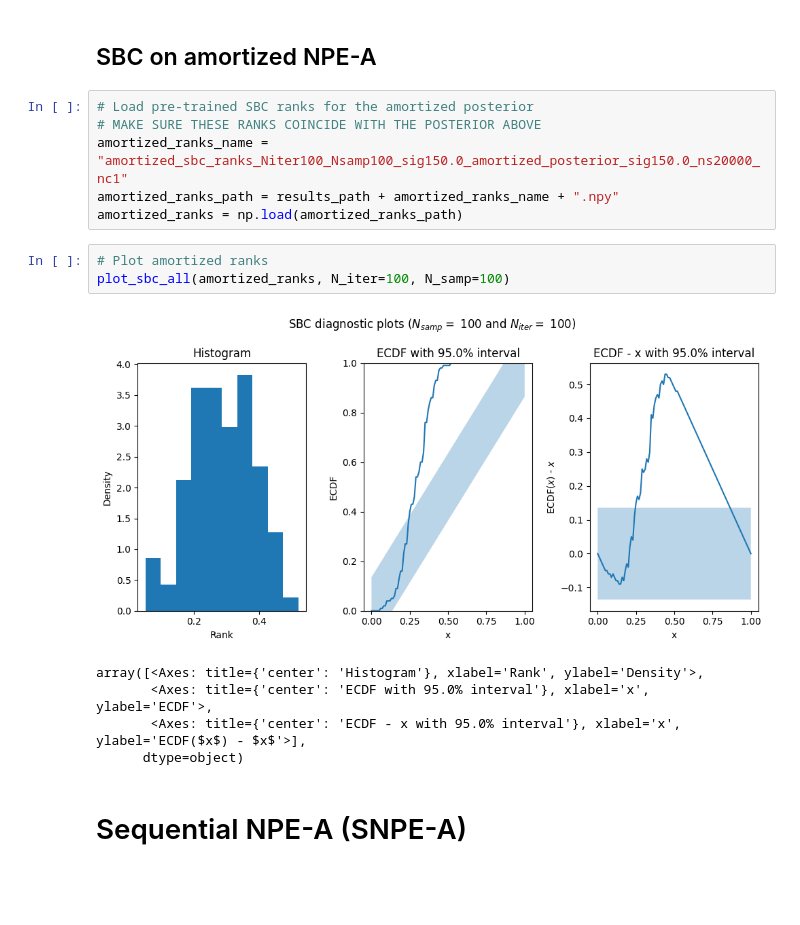
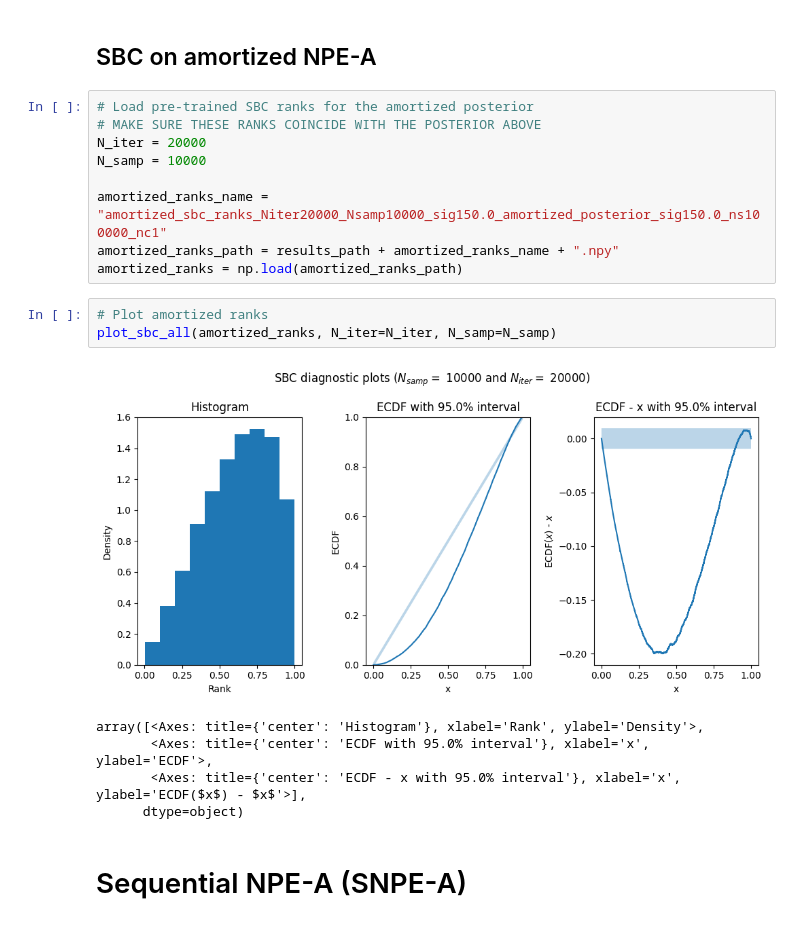
Before and after one commit to kaisamaroo/SBC-SBI, a Jupyter notebook: notebooks/toy_examples/norm_norm_diffuse_1d/npe_a.ipynb, the cells around one changed output. Cells and saved outputs as stored; diff of their text form; blank space fills up the shorter version.

```diff
--- a/notebooks/toy_examples/norm_norm_diffuse_1d/npe_a.ipynb
+++ b/notebooks/toy_examples/norm_norm_diffuse_1d/npe_a.ipynb
@@ -75,14 +75,17 @@ plot_approximate_posterior_quantiles_diff_against_x(x_range, quantiles, sigma, t
 # %%
 # Load pre-trained SBC ranks for the amortized posterior
 # MAKE SURE THESE RANKS COINCIDE WITH THE POSTERIOR ABOVE
-amortized_ranks_name = "amortized_sbc_ranks_Niter100_Nsamp100_sig150.0_amortized_posterior_sig150.0_ns20000_nc1"
+N_iter = 20000
+N_samp = 10000
+
+amortized_ranks_name = "amortized_sbc_ranks_Niter20000_Nsamp10000_sig150.0_amortized_posterior_sig150.0_ns100000_nc1"
 amortized_ranks_path = results_path + amortized_ranks_name + ".npy"
 amortized_ranks = np.load(amortized_ranks_path)
 # %%
 # Plot amortized ranks
-plot_sbc_all(amortized_ranks, N_iter=100, N_samp=100)
+plot_sbc_all(amortized_ranks, N_iter=N_iter, N_samp=N_samp)
 # %% [output]
-[figure, old version]
+[figure, new version]
 array([<Axes: title={'center': 'Histogram'}, xlabel='Rank', ylabel='Density'>,
        <Axes: title={'center': 'ECDF with 95.0% interval'}, xlabel='x', ylabel='ECDF'>,
        <Axes: title={'center': 'ECDF - x with 95.0% interval'}, xlabel='x', ylabel='ECDF($x$) - $x$'>],
```
Also changed, not shown: parts of 6 cells of this notebook, 4 other files.
